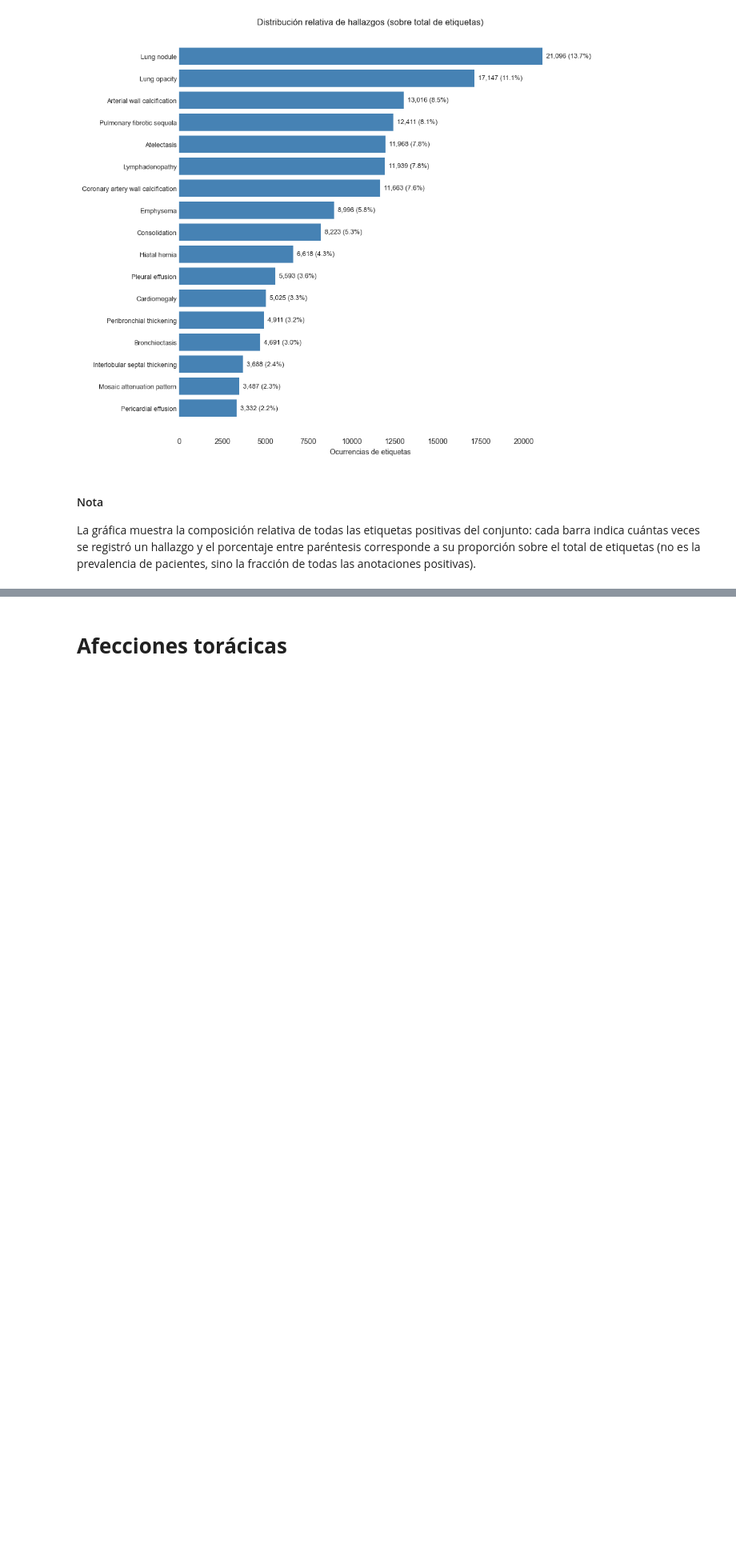
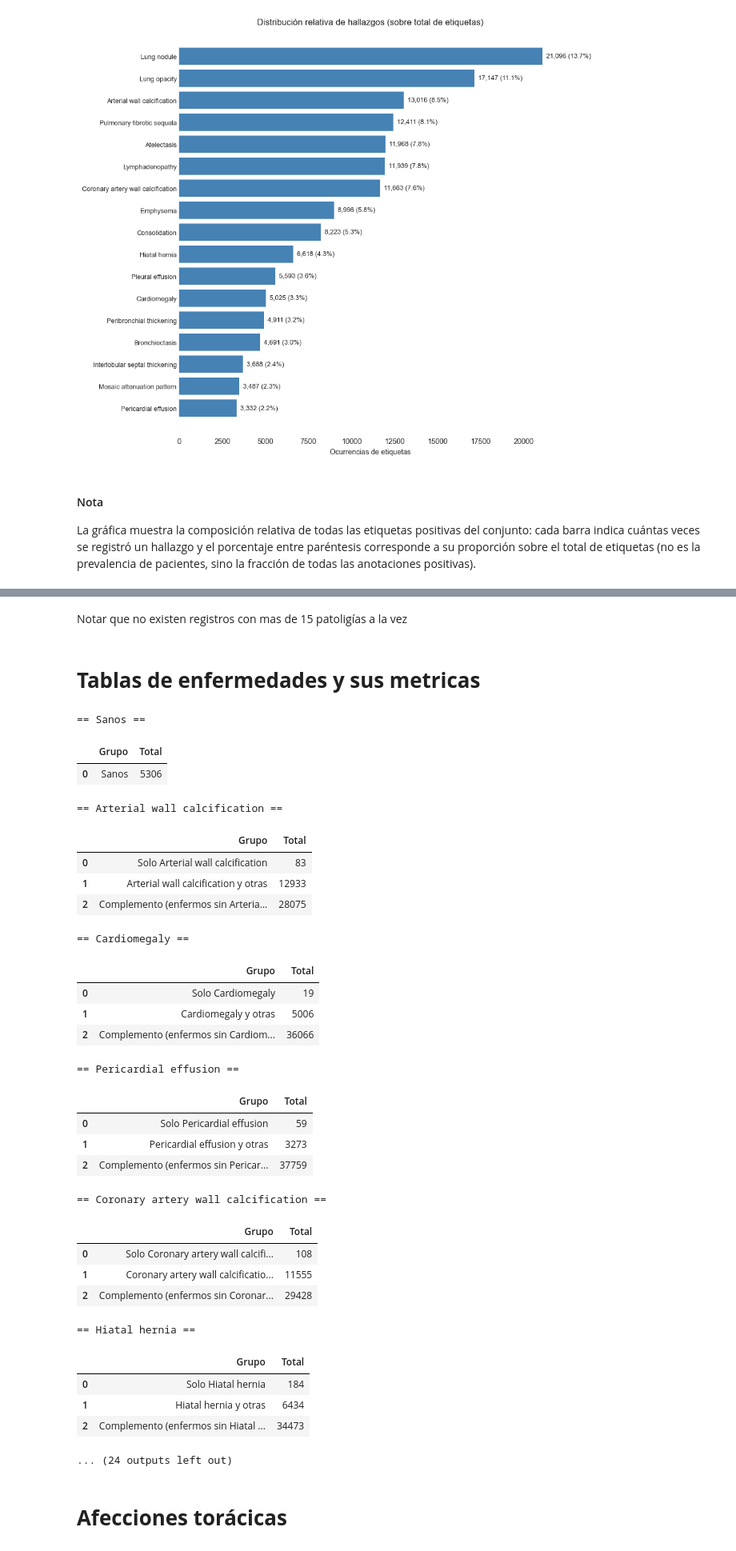
Before and after one commit to JeroHoyos/Reto-VLM3D-UNALMED, a Jupyter notebook: notebooks/enfermedades.ipynb, the cells around one changed output, grey strips where cells are left out. Shown: that part at 80% size. Cells and saved outputs as stored; diff of their text form; code cells hidden in the pictures; blank space fills up the shorter version.

```diff
--- a/notebooks/enfermedades.ipynb
+++ b/notebooks/enfermedades.ipynb
@@ -187,3 +185,70 @@ Notar que no existen registros con mas de 15 patoligías a la vez
+# %% [markdown]
+Notar que no existen registros con mas de 15 patoligías a la vez
+# %% [markdown]
+# **Tablas de enfermedades y sus metricas**
+# %%
+def tablas_por_enfermedad(df, id_col="VolumeName", cols=None):
+    is_bin = lambda s: set(pd.Series(s).dropna().unique()) <= {0, 1}
+    labels = [c for c in df.columns if c != id_col and is_bin(df[c])]
+    if cols: labels = [c for c in labels if c in cols]
+
+    cnt_all = df[labels].sum(axis=1)
+
+    print("== Sanos ==")
+    sanos = pd.DataFrame([["Sanos", int((cnt_all == 0).sum())]], columns=["Grupo","Total"])
+    display(sanos)
+
+    for x in labels:
+        cnt_others = cnt_all - df[x]
+        tabla = pd.DataFrame([
+            [f"Solo {x}", int(((df[x]==1) & (cnt_others==0)).sum())],
+            [f"{x} y otras", int(((df[x]==1) & (cnt_others>0)).sum())],
+            [f"Complemento (enfermos sin {x})", int(((df[x]==0) & (cnt_all>0)).sum())],
+        ], columns=["Grupo","Total"])
+        print(f"== {x} ==")
+        display(tabla)
+
+
+enfermedades = [
+    "Lung nodule", "Lung opacity", "Arterial wall calcification",
+    "Pulmonary fibrotic sequela", "Atelectasis", "Lymphadenopathy",
+    "Coronary artery wall calcification", "Emphysema", "Consolidation",
+    "Hiatal hernia", "Pleural effusion", "Cardiomegaly",
+    "Peribronchial thickening", "Bronchiectasis",
+    "Interlobular septal thickening", "Mosaic attenuation pattern",
+    "Pericardial effusion",
+]
+tablas = tablas_por_enfermedad(df, cols=enfermedades)
+# %% [output]
+== Sanos ==
+|  | Grupo | Total |
+| 0 | Sanos | 5306 |
+== Arterial wall calcification ==
+|  | Grupo | Total |
+| 0 | Solo Arterial wall calcification | 83 |
+| 1 | Arterial wall calcification y otras | 12933 |
+| 2 | Complemento (enfermos sin Arteria... | 28075 |
+== Cardiomegaly ==
+|  | Grupo | Total |
+| 0 | Solo Cardiomegaly | 19 |
+| 1 | Cardiomegaly y otras | 5006 |
+| 2 | Complemento (enfermos sin Cardiom... | 36066 |
+== Pericardial effusion ==
+|  | Grupo | Total |
+| 0 | Solo Pericardial effusion | 59 |
+| 1 | Pericardial effusion y otras | 3273 |
+| 2 | Complemento (enfermos sin Pericar... | 37759 |
+== Coronary artery wall calcification ==
+|  | Grupo | Total |
+| 0 | Solo Coronary artery wall calcifi... | 108 |
+| 1 | Coronary artery wall calcificatio... | 11555 |
+| 2 | Complemento (enfermos sin Coronar... | 29428 |
+== Hiatal hernia ==
+|  | Grupo | Total |
+| 0 | Solo Hiatal hernia | 184 |
+| 1 | Hiatal hernia y otras | 6434 |
+| 2 | Complemento (enfermos sin Hiatal ... | 34473 |
+... (24 outputs left out)
 # %% [markdown]
 # **Afecciones torácicas**
 # %% [markdown]
```
Also changed, not shown: parts of 11 cells of this notebook.
